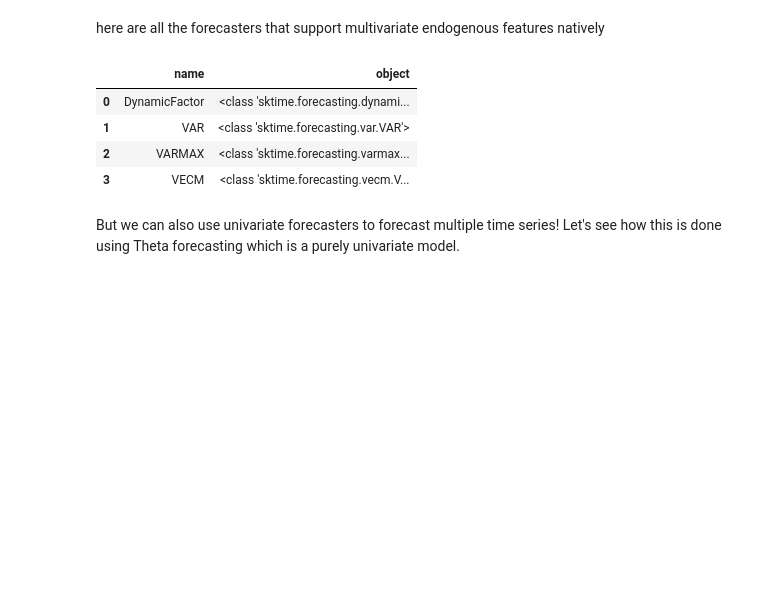
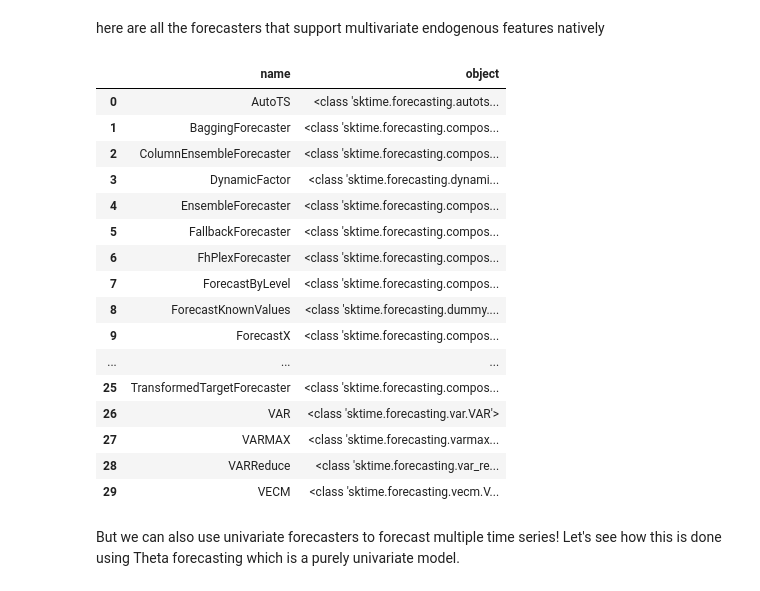
Before and after one commit to sktime/sktime-tutorial-ODSC-Europe-2024, a Jupyter notebook: notebooks/01_forecasting.ipynb, the cells around one changed output. Cells and saved outputs as stored; diff of their text form; code cells hidden in the pictures; blank space fills up the shorter version.

```diff
--- a/notebooks/01_forecasting.ipynb
+++ b/notebooks/01_forecasting.ipynb
@@ -247,17 +363,29 @@ here are all the forecasters that support multivariate endogenous features nativ
 # %%
 from sktime.registry import all_estimators
 
 all_estimators(
     estimator_types="forecaster",
-    filter_tags={"scitype:y": "multivariate"},  # or both
+    filter_tags={"scitype:y": ["multivariate", "both"]},
     as_dataframe=True,
 )
 # %% [output]
 |  | name | object |
-| 0 | DynamicFactor | <class 'sktime.forecasting.dynami... |
-| 1 | VAR | <class 'sktime.forecasting.var.VAR'> |
-| 2 | VARMAX | <class 'sktime.forecasting.varmax... |
-| 3 | VECM | <class 'sktime.forecasting.vecm.V... |
+| 0 | AutoTS | <class 'sktime.forecasting.autots... |
+| 1 | BaggingForecaster | <class 'sktime.forecasting.compos... |
+| 2 | ColumnEnsembleForecaster | <class 'sktime.forecasting.compos... |
+| 3 | DynamicFactor | <class 'sktime.forecasting.dynami... |
+| 4 | EnsembleForecaster | <class 'sktime.forecasting.compos... |
+| 5 | FallbackForecaster | <class 'sktime.forecasting.compos... |
+| 6 | FhPlexForecaster | <class 'sktime.forecasting.compos... |
+| 7 | ForecastByLevel | <class 'sktime.forecasting.compos... |
+| 8 | ForecastKnownValues | <class 'sktime.forecasting.dummy.... |
+| 9 | ForecastX | <class 'sktime.forecasting.compos... |
+| ... | ... | ... |
+| 25 | TransformedTargetForecaster | <class 'sktime.forecasting.compos... |
+| 26 | VAR | <class 'sktime.forecasting.var.VAR'> |
+| 27 | VARMAX | <class 'sktime.forecasting.varmax... |
+| 28 | VARReduce | <class 'sktime.forecasting.var_re... |
+| 29 | VECM | <class 'sktime.forecasting.vecm.V... |
 # %% [markdown]
 But we can also use univariate forecasters to forecast multiple time series! Let's see how this is done using Theta forecasting which is a purely univariate model.
 # %%
```
Also changed, not shown: parts of 91 cells of this notebook.
